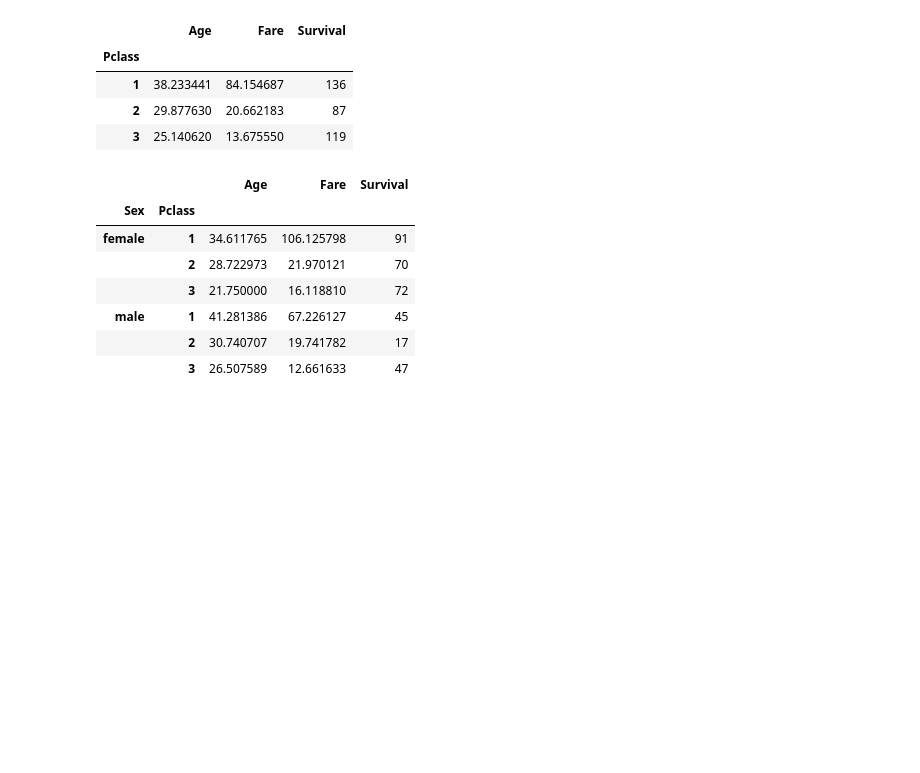
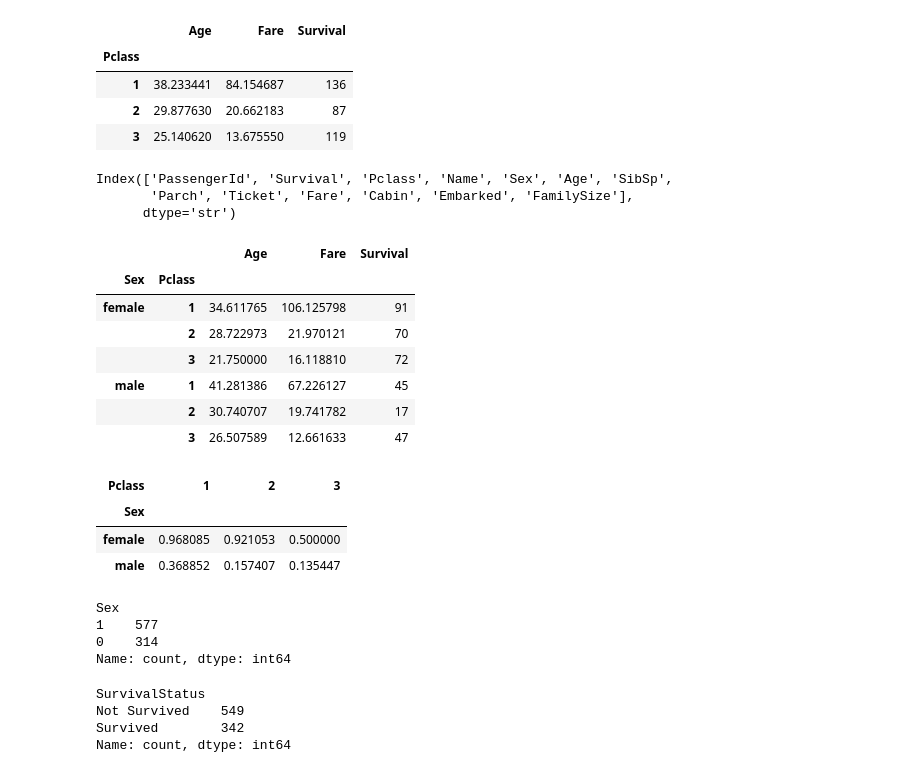
Before and after one commit to Princej-24/DV-PYTHON, a Jupyter notebook: titanic.ipynb, the cells around one changed output. Saved outputs shown, nothing was run; the diff lists cells and outputs as text; code cells hidden in the pictures; blank space fills up the shorter version.

```diff
--- a/titanic.ipynb
+++ b/titanic.ipynb
@@ -499,12 +499,16 @@ data.groupby("Pclass").agg({
 | 2 | 29.877630 | 20.662183 | 87 |
 | 3 | 25.140620 | 13.675550 | 119 |
 # %%
+print(data.columns) # added by myself
 data.groupby(["Sex","Pclass"]).agg({
     "Age":"mean",
     "Fare":"mean",
     "Survival":"sum"
 })
 # %% [output]
+Index(['PassengerId', 'Survival', 'Pclass', 'Name', 'Sex', 'Age', 'SibSp',
+       'Parch', 'Ticket', 'Fare', 'Cabin', 'Embarked', 'FamilySize'],
+      dtype='str')
 |  |  | Age | Fare | Survival |
 | Sex | Pclass |  |  |  |
 | female | 1 | 34.611765 | 106.125798 | 91 |
@@ -513,3 +517,17 @@ data.groupby(["Sex","Pclass"]).agg({
 | male | 1 | 41.281386 | 67.226127 | 45 |
 |  | 2 | 30.740707 | 19.741782 | 17 |
 |  | 3 | 26.507589 | 12.661633 | 47 |
+# %%
+#pivot table
+pd.pivot_table(
+    data,
+    values="Survived",
+    index="Sex",
+    columns="Pclass",
+    aggfunc="mean"
+    )
+# %% [output]
+| Pclass | 1 | 2 | 3 |
+| Sex |  |  |  |
+| female | 0.968085 | 0.921053 | 0.500000 |
+| male | 0.368852 | 0.157407 | 0.135447 |
@@ -515,0 +541,7 @@ data.groupby(["Sex","Pclass"]).agg({
+# %%
+data['Sex'].value_counts()
+# %% [output]
+Sex
+1    577
+0    314
+Name: count, dtype: int64
@@ -515,0 +555,7 @@ data.groupby(["Sex","Pclass"]).agg({
+# %%
+data['SurvivalStatus'].value_counts()
+# %% [output]
+SurvivalStatus
+Not Survived    549
+Survived        342
+Name: count, dtype: int64
```
Also changed, not shown: parts of 10 cells of this notebook.
